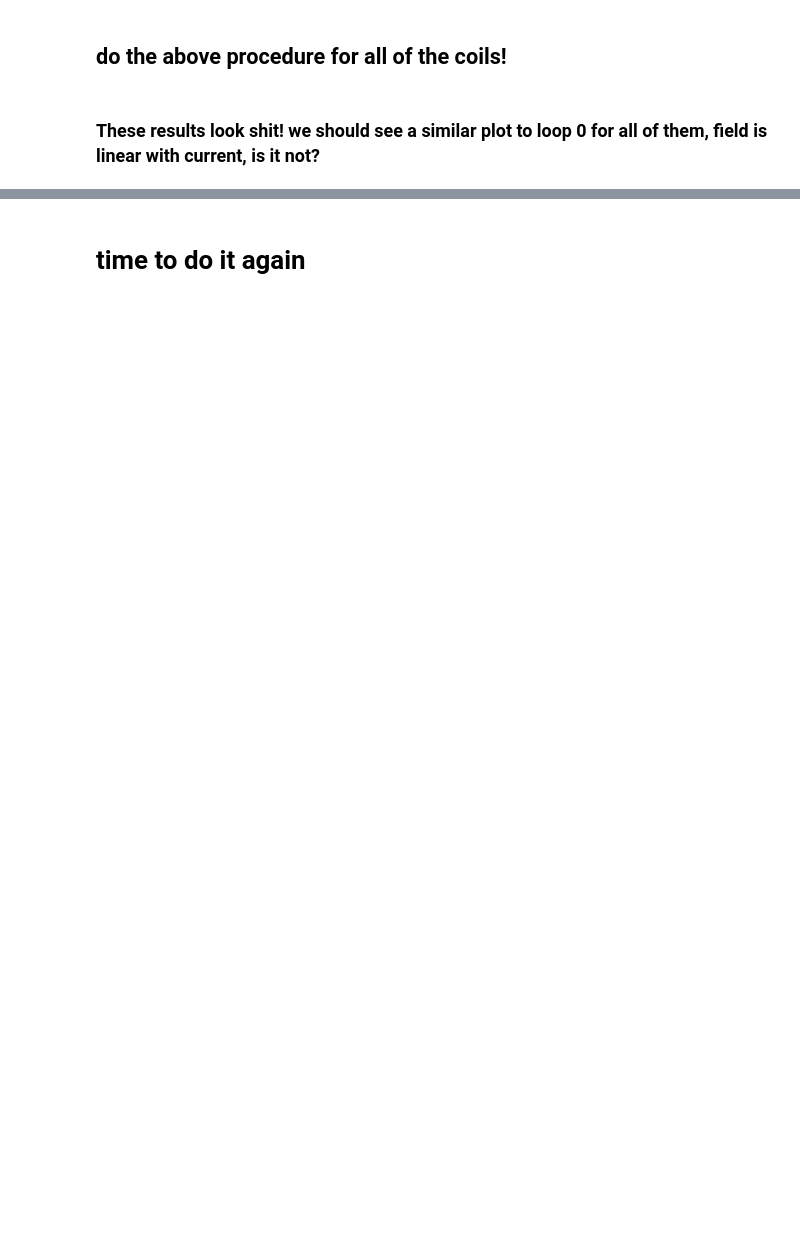
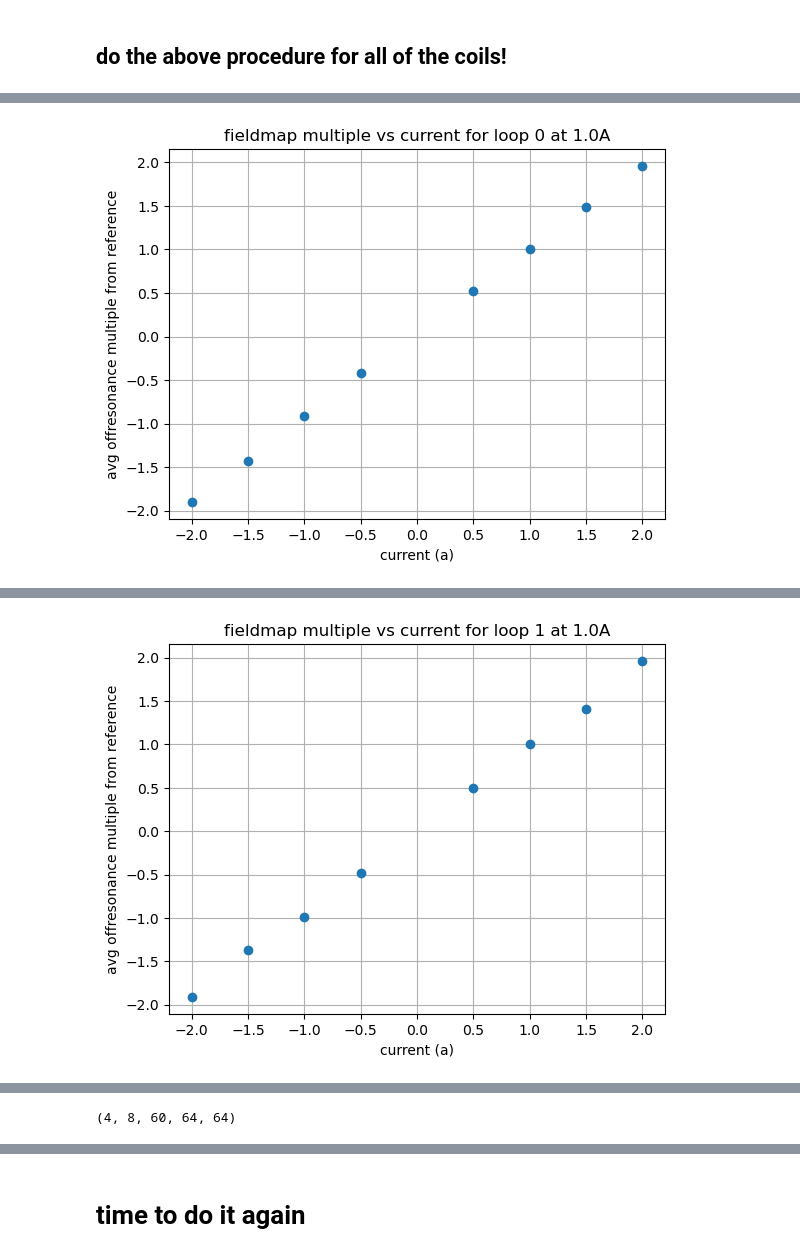
Before and after one commit to rpeltekov/ge3t_shim_tool, a Jupyter notebook: src/experiments/understandShimLoopPerformance.ipynb, the cells around one changed output, grey strips where cells are left out. Drawn from its saved outputs; the diff is of its cells as text; code cells hidden in the pictures; blank space fills up the shorter version.

```diff
--- a/src/experiments/understandShimLoopPerformance.ipynb
+++ b/src/experiments/understandShimLoopPerformance.ipynb
@@ -46,12 +46,6 @@ def plotDivAvgsOfReference(reference, referenceCurrent, fieldmaps, currents, loo
     currents: array of currents references by fieldmaps
     looplabel: label for the loop that is being analyzed
     """
-    # remake the lists so that we don't modify the original
-    fieldmaps = [fieldmap.copy() for fieldmap in fieldmaps]
-    currents = currents.copy()
-
-    fieldmaps.append(reference)
-    currents.append(referenceCurrent)
     # divide each fieldmap by the reference
     dividedfieldmaps = [np.divide(fieldmap,reference) for fieldmap in fieldmaps]
     # take the nanmean of each divided fieldmap
@@ -67,20 +61,17 @@ def plotDivAvgsOfReference(reference, referenceCurrent, fieldmaps, currents, loo
     plt.grid()
     plt.show()
 
-def acquireCoil(tool: Tool, loopIdx: int, referenceCurrent: float, currents:list[float], background:np.ndarray):
+def acquireCoil(tool: Tool, loopIdx: int, currents:list[float], background:np.ndarray):
     def printAnnounce(msg):
         print("----------------------------------------")
         print(f"|{msg}|")
         print("----------------------------------------")
-    printAnnounce(f"Acquiring reference fieldmap for Loop {loopIdx} with ref current {referenceCurrent}")
-    reference = applyCurrentGetFieldmap(tool, loopIdx, referenceCurrent)
-    reference = reference - background
     fieldmaps = []
     for current in currents:
         printAnnounce(f" * Acquiring fieldmap for Loop {loopIdx} with current {current}")
         fieldmap = applyCurrentGetFieldmap(tool, loopIdx, current)
         fieldmaps.append(fieldmap - background)
-    return reference, fieldmaps
+    return fieldmaps
 
 def acquireGradient(tool:Tool, refGradient, ticks, background: np.ndarray):
     print(f"Acquiring fieldmap for gradient {refGradient}")
@@ -98,6 +107,8 @@ tool = load_tool()
 # %%
 # want to get a background
+
+tool.shimInstance.shimZero()
 tool.doCalibrationScan()
-#tool.exsiInstance.bedPosition = 0
+tool.exsiInstance.bedPosition = -50
 tool.doFieldmapScan()
 background = computeFieldmapFromLatestFieldmapScan(tool)
@@ -128,5 +157,3 @@ reference, fieldmaps = acquireCoil(tool, loopIdx, referenceCurrent, currents, ba
 plotDivAvgsOfReference(reference, referenceCurrent, fieldmaps, currents, loopIdx)
 # %% [markdown]
 ## do the above procedure for all of the coils!
-# %% [markdown]
-### These results look shit! we should see a similar plot to loop 0 for all of them, field is linear with current, is it not?
@@ -134,0 +160,12 @@ np.savez('fieldmapData.npz', references=references, fieldmapss=fieldmapss, curre
+# %%
+# currents = [-2.0, -1.75, -1.5, -1.25, -1.0, -0.75, -0.5, -0.25, 0.25, 0.5, 0.75, 1.0, 1.25, 1.5, 1.75, 2.0]
+currents = [-2.0, -1.5, -1.0, -0.5, 0.5, 1.0, 1.5, 2.0]
+referenceIdx = 5
+fieldmapss = []
+for loopIdx in range(4):
+    fieldmaps = acquireCoil(tool, loopIdx, currents, background)
+    referenceCurrent = currents[referenceIdx]
+    fieldmapss.append(fieldmaps)
+    reference = fieldmaps[referenceIdx]
+    plotDivAvgsOfReference(reference, referenceCurrent, fieldmaps, currents, loopIdx)
+# %% [output]
@@ -134,0 +189 @@ np.savez('fieldmapData.npz', references=references, fieldmapss=fieldmapss, curre
+[figure, added]
@@ -134,0 +207 @@ np.savez('fieldmapData.npz', references=references, fieldmapss=fieldmapss, curre
+[figure, added]
@@ -134,0 +244,7 @@ np.savez('fieldmapData.npz', references=references, fieldmapss=fieldmapss, curre
+# %%
+for fieldmaps in fieldmapss:
+    fieldmaps = np.stack(fieldmaps, axis=0)
+fieldmaps_0_4 = np.stack(fieldmapss, axis=0)
+print(fieldmaps_0_4.shape)
+# %% [output]
+(4, 8, 60, 64, 64)
```
Also changed, not shown: parts of 15 cells of this notebook, 4 other files.
